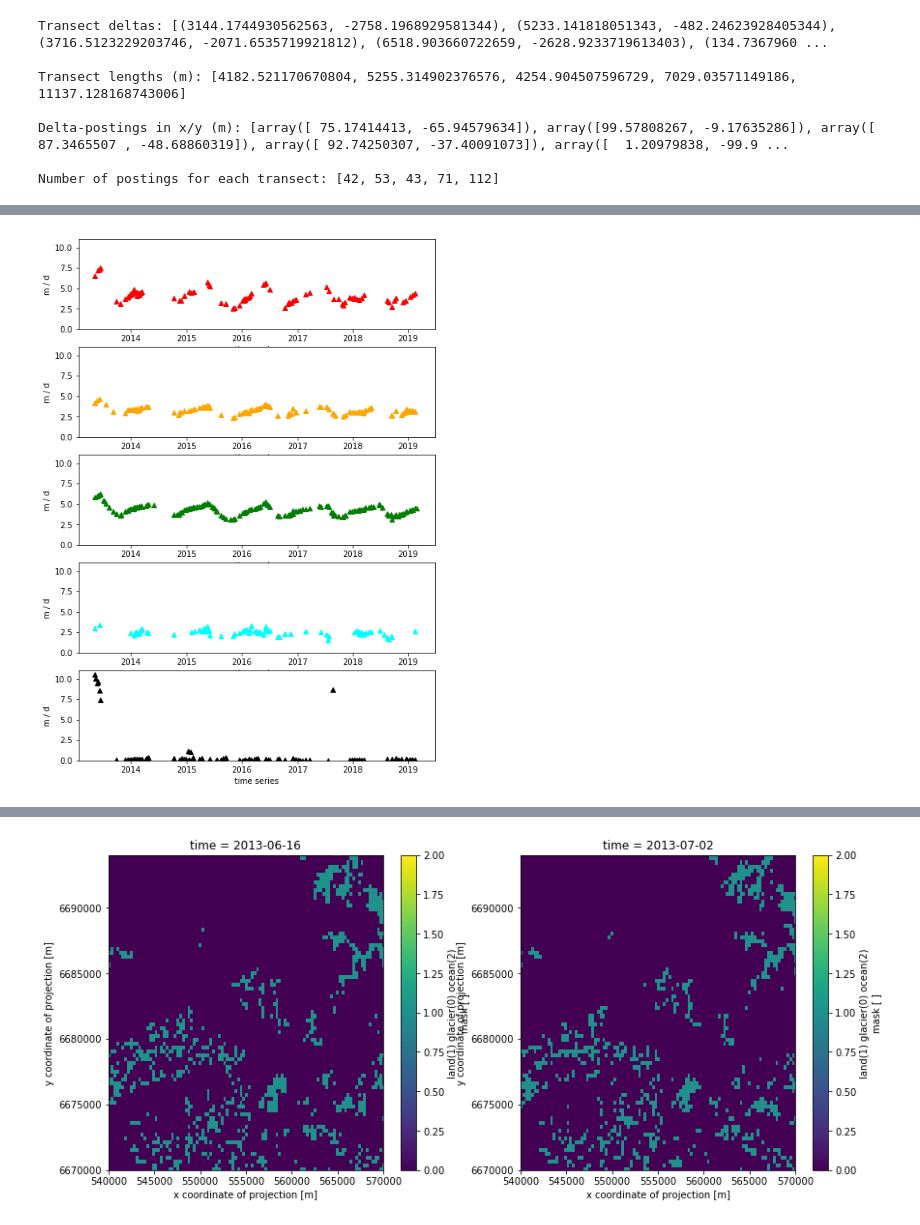
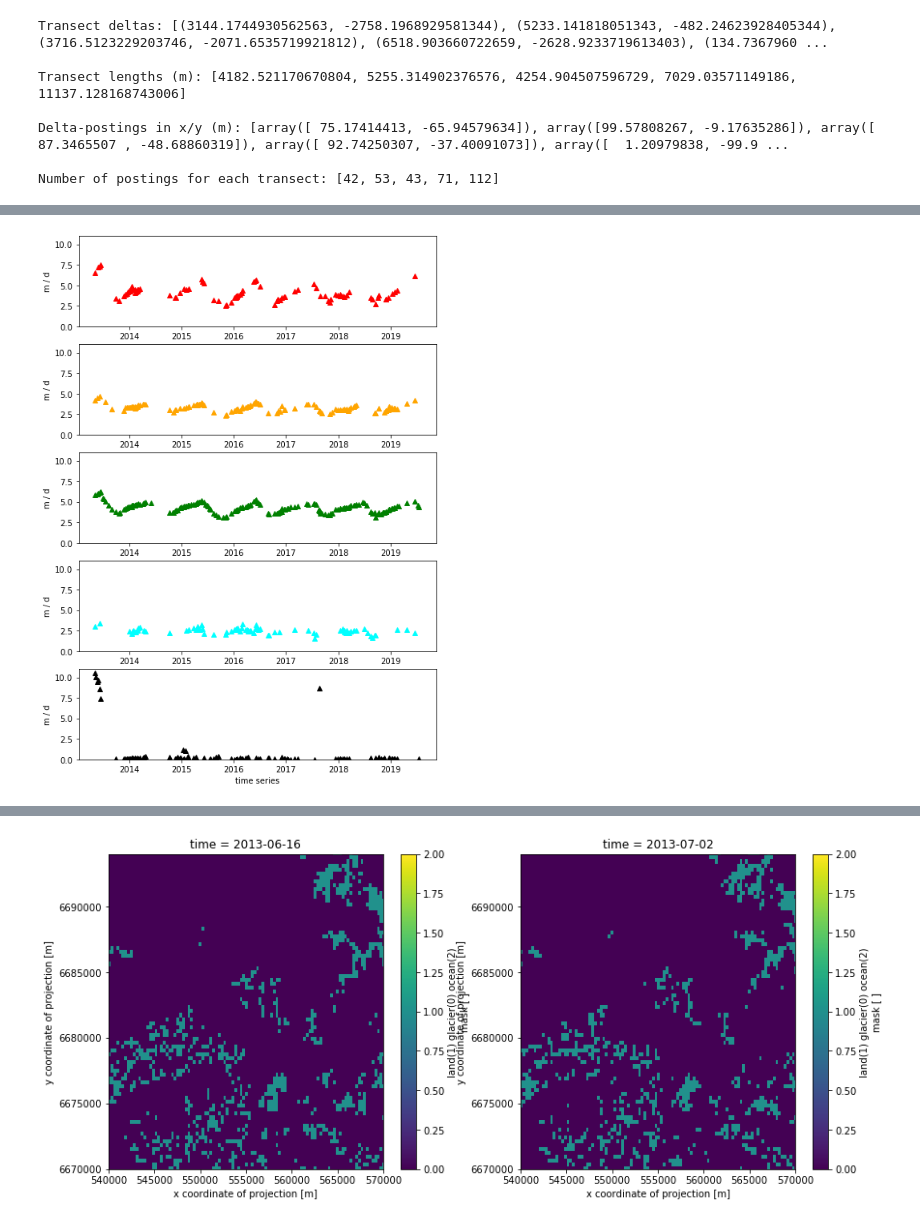
Before and after one commit to robfatland/golive, a Jupyter notebook: golive2.ipynb, the cells around one changed output, grey strips where cells are left out. Cells and saved outputs as stored; diff of their text form; code cells hidden in the pictures.

```diff
--- a/golive2.ipynb
+++ b/golive2.ipynb
@@ -258,12 +294,8 @@ ends.append(((60.242222,-140.417500),(60.21805,-140.300277)))      # progressive
 #   Finding this was by chance; it suggests 'surge detection' as a nice application of the golive data.
 ends.append(((60.1,-140.2),(60.0,-140.2)))
 
-# tr_idcs is 'transect indices' so that we get a time-series plot for each transect enumerated above
-nTransects = len(ends)
-tr_idcs = range(nTransects)
-
 utm0, utm1 = [], []
-for i in tr_idcs:
+for i in range(len(ends)):
     utm0.append(utm.from_latlon(ends[i][0][0],ends[i][0][1]))     # UTM coordinates: x, y, long-band, lat-band
     utm1.append(utm.from_latlon(ends[i][1][0],ends[i][1][1]))
 
@@ -271,10 +303,10 @@ from numpy.linalg import norm
 posting = 100.                         # meters between points in the transect
 
 # The following lists have index across the various transects
-transects = [(utm1[i][0]-utm0[i][0], utm1[i][1]-utm0[i][1]) for i in tr_idcs]   # two endpoints of the transect
-lengths = [norm(transects[i]) for i in tr_idcs]                                 # lengths of those two-endpoint vectors
-relative_postings = [transects[i]/lengths[i]*posting for i in tr_idcs]          # hop vector for running the transect
-number_of_postings = [int(lengths[i]/posting) + 1 for i in tr_idcs]             # number of postings (hops) in the transect
+transects = [(utm1[i][0]-utm0[i][0], utm1[i][1]-utm0[i][1]) for i in range(len(ends))] # two endpoints of transect
+lengths = [norm(transects[i]) for i in range(len(ends))]                               # lengths of two-endpoint vectors
+relative_postings = [transects[i]/lengths[i]*posting for i in range(len(ends))]        # hop vector runs the transect
+number_of_postings = [int(lengths[i]/posting) + 1 for i in range(len(ends))]           # number of hops in the transect
 
 print('Transect deltas:', transects, '\n')
 print('Transect lengths (m):', lengths, '\n')
@@ -290,17 +322,20 @@ Delta-postings in x/y (m): [array([ 75.17414413, -65.94579634]), array([99.57808
 Number of postings for each transect: [42, 53, 43, 71, 112]
 # %%
 %%time
+
 # Create time-series plots for speeds at the centers of the above four respective lateral transects
 
-# Remember that n16s is how many 16-day-interval results we have; and these are m[0], ..., m[n16s - 1]
+from pandas.plotting import register_matplotlib_converters
+register_matplotlib_converters()
+
 timestamps = vv['time']
 maxSpeed = 11.
-colorsequence = ['red', 'orange', 'green', 'cyan', 'black', 'blue', 'yellow']
-fig, axes = plt.subplots(nTransects)
+colorsequence = ['red', 'orange', 'green', 'cyan', 'black']
+fig, axes = plt.subplots(len(ends))
 fig.set_size_inches(8,12)
-for i in tr_idcs: axes[i].set(ylim=(0., maxSpeed), xlabel='time series', ylabel = 'm / d')
+for i in range(len(ends)): axes[i].set(ylim=(0., maxSpeed), xlabel='time series', ylabel = 'm / d')
 
-for t in tr_idcs:
+for t in range(len(ends)):
     xMid = utm0[t][0] + (number_of_postings[t]/2.)*relative_postings[t][0]    # These must start at utm0 and add a certain
     yMid = utm0[t][1] + (number_of_postings[t]/2.)*relative_postings[t][1]    #   number of the relative_postings vectors
     y = vv.sel(y=yMid,x=xMid,method='nearest').values
@@ -314,2 +349,2 @@ Wall time: 62.9 ms
-[figure, old version]
+[figure, new version]
 # %%
```
Also changed, not shown: parts of 20 cells of this notebook.
